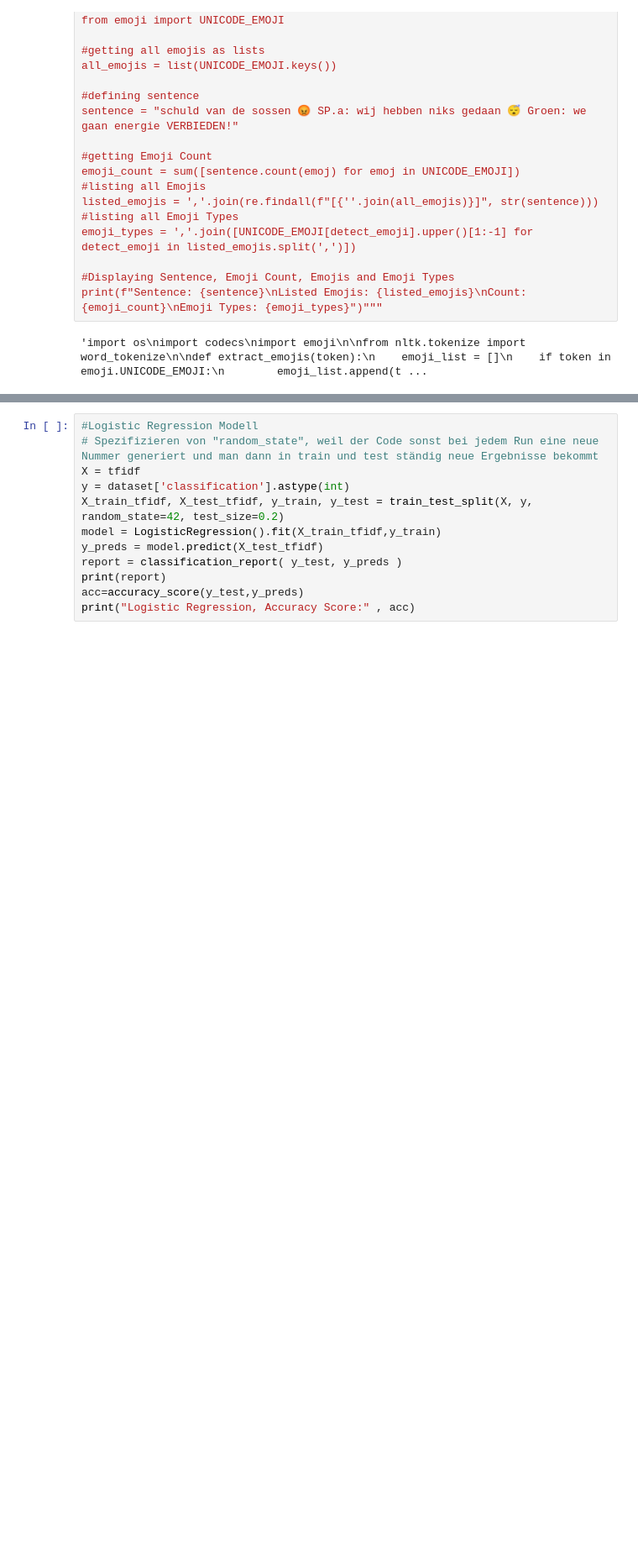
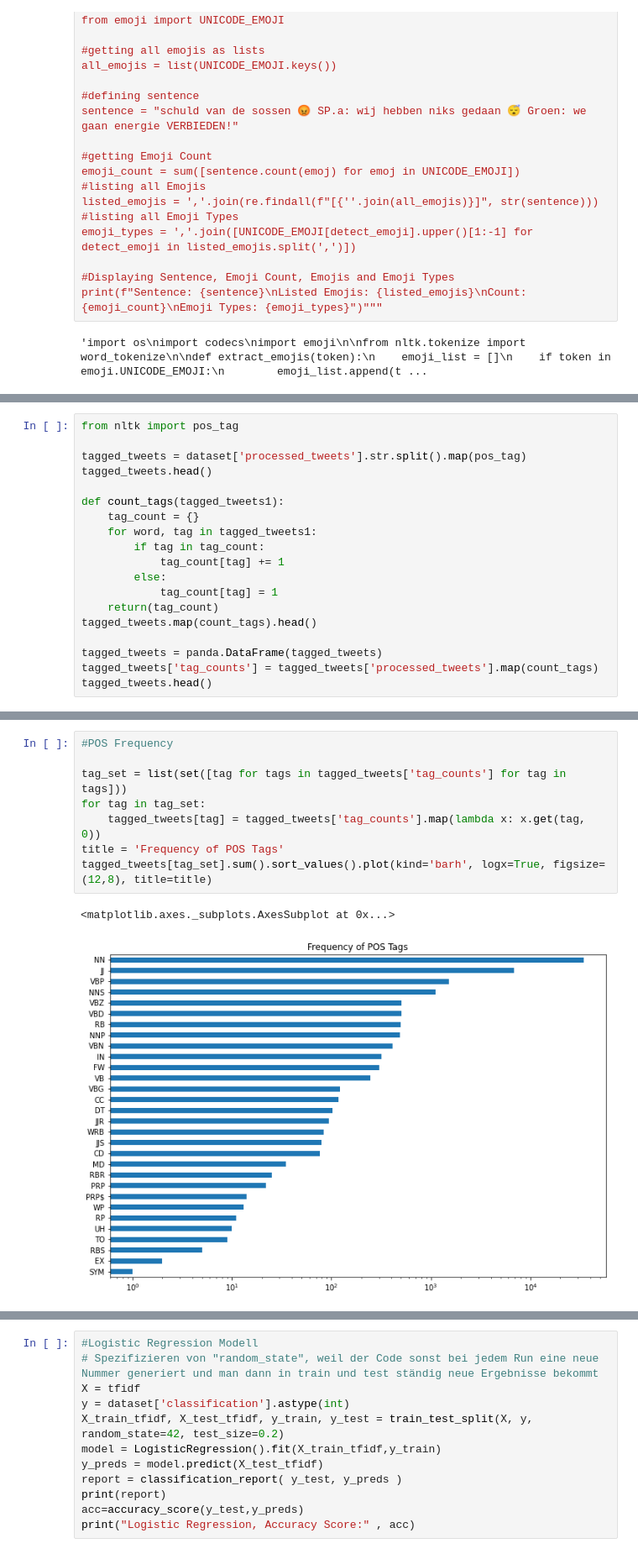
Before and after one commit to SexyRaxy/Software-Projekt, a Jupyter notebook: Test.ipynb, the cells around one changed output, grey strips where cells are left out. Shown at 84% size. Saved outputs shown, nothing was run; the diff lists cells and outputs as text; blank space fills up the shorter version.

```diff
--- a/Test.ipynb
+++ b/Test.ipynb
@@ -199 +200,20 @@ print(dataset[["tweet","processed_tweets"]].head(10))
 9  deutsch medien halbwahrheiten einseitig betrac...
+# %%
+from nltk import pos_tag
+
+tagged_tweets = dataset['processed_tweets'].str.split().map(pos_tag)
+tagged_tweets.head()
+
+def count_tags(tagged_tweets1):
+    tag_count = {}
+    for word, tag in tagged_tweets1:
+        if tag in tag_count:
+            tag_count[tag] += 1
+        else:
+            tag_count[tag] = 1
+    return(tag_count)
+tagged_tweets.map(count_tags).head()
+
+tagged_tweets = panda.DataFrame(tagged_tweets)
+tagged_tweets['tag_counts'] = tagged_tweets['processed_tweets'].map(count_tags)
+tagged_tweets.head()
@@ -199,0 +227,11 @@ print(dataset[["tweet","processed_tweets"]].head(10))
+# %%
+#POS Frequency
+
+tag_set = list(set([tag for tags in tagged_tweets['tag_counts'] for tag in tags]))
+for tag in tag_set:
+    tagged_tweets[tag] = tagged_tweets['tag_counts'].map(lambda x: x.get(tag, 0))
+title = 'Frequency of POS Tags'
+tagged_tweets[tag_set].sum().sort_values().plot(kind='barh', logx=True, figsize=(12,8), title=title)
+# %% [output]
+<matplotlib.axes._subplots.AxesSubplot at 0x...>
+[figure, added]
```
Also changed, not shown: parts of 17 cells of this notebook, 2 other files.
